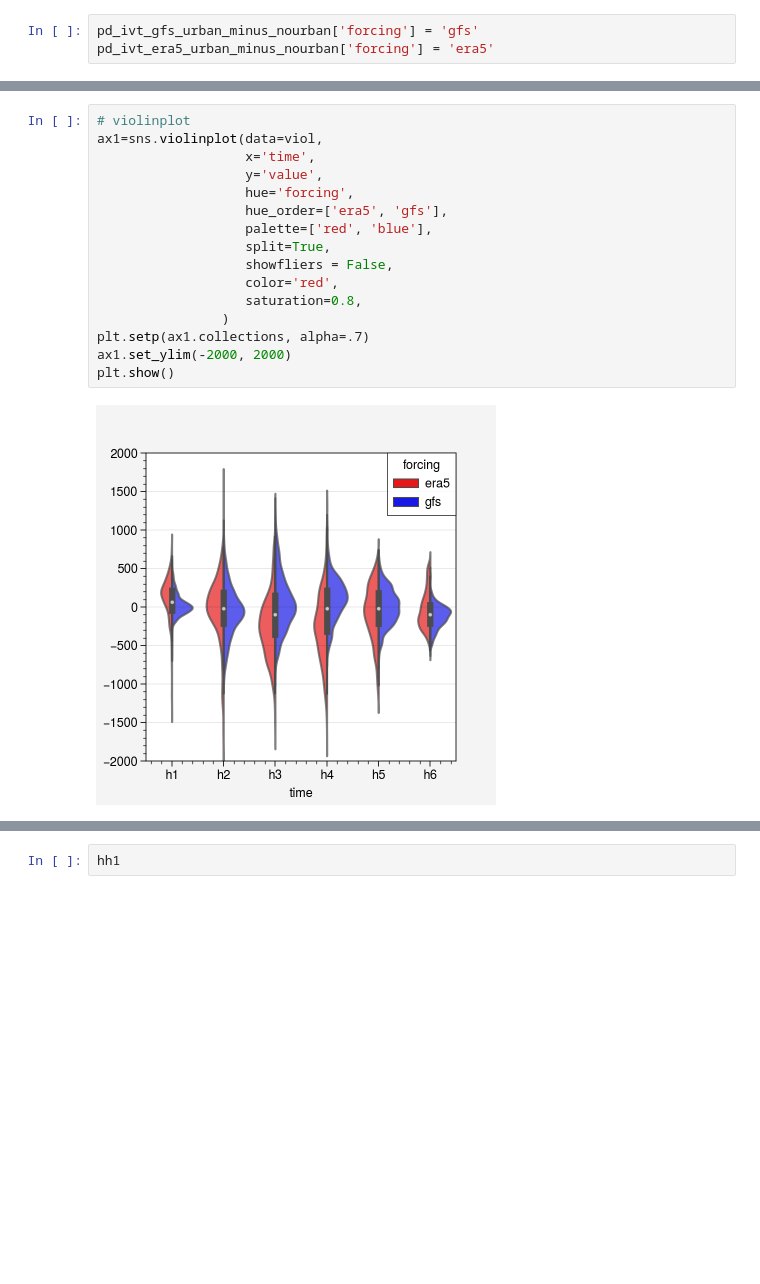
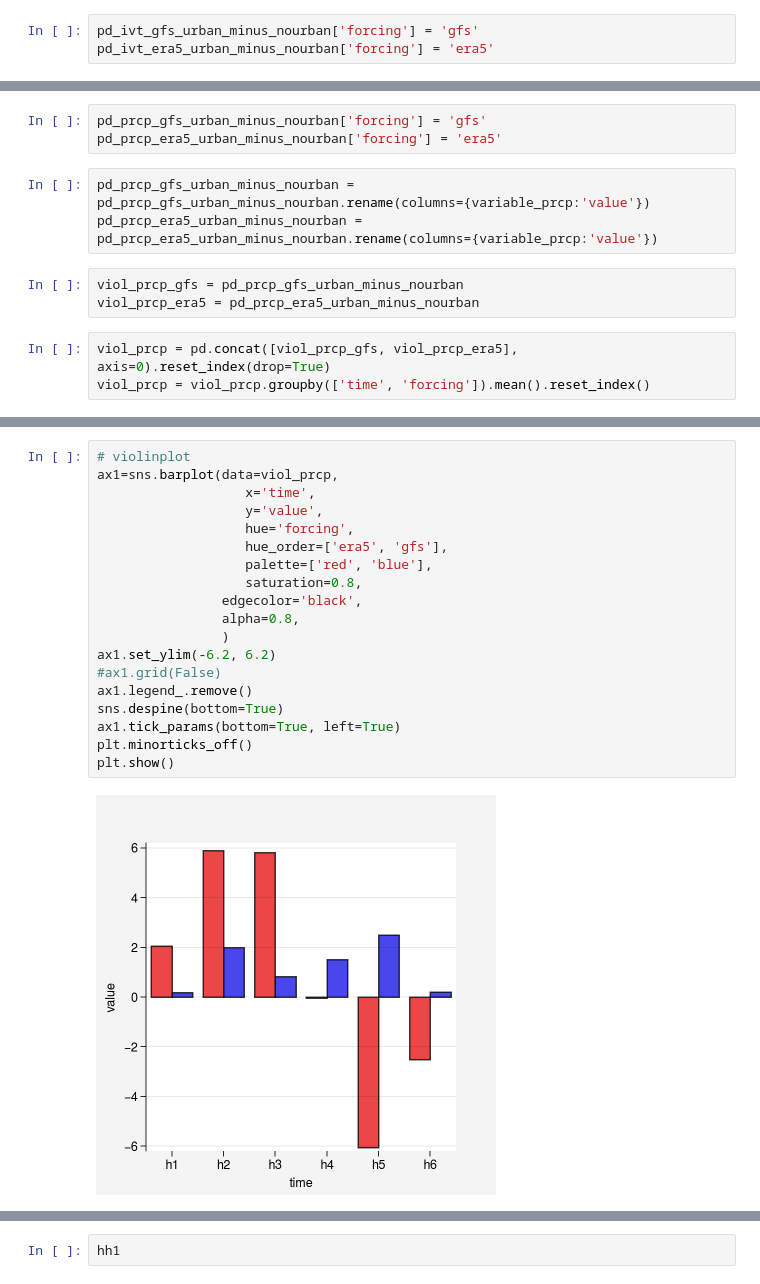
Before and after one commit to donmezkutay/Urban-Precipitation-Article-Istanbul, a Jupyter notebook: combined_IVT_difference_urban_borders.ipynb, the cells around one changed output, grey strips where cells are left out. Saved outputs shown, nothing was run; the diff lists cells and outputs as text; blank space fills up the shorter version.

Commit message:
#update ivt border diff graphic

```diff
--- a/combined_IVT_difference_urban_borders.ipynb
+++ b/combined_IVT_difference_urban_borders.ipynb
@@ -182,0 +222,12 @@ viol = pd.concat([viol_gfs, viol_era5], axis=0).reset_index(drop=True)
+# %%
+pd_prcp_gfs_urban_minus_nourban['forcing'] = 'gfs'
+pd_prcp_era5_urban_minus_nourban['forcing'] = 'era5'
+# %%
+pd_prcp_gfs_urban_minus_nourban = pd_prcp_gfs_urban_minus_nourban.rename(columns={variable_prcp:'value'})
+pd_prcp_era5_urban_minus_nourban = pd_prcp_era5_urban_minus_nourban.rename(columns={variable_prcp:'value'})
+# %%
+viol_prcp_gfs = pd_prcp_gfs_urban_minus_nourban
+viol_prcp_era5 = pd_prcp_era5_urban_minus_nourban
+# %%
+viol_prcp = pd.concat([viol_prcp_gfs, viol_prcp_era5], axis=0).reset_index(drop=True)
+viol_prcp = viol_prcp.groupby(['time', 'forcing']).mean().reset_index()
@@ -183,18 +318,21 @@ viol = pd.concat([viol_gfs, viol_era5], axis=0).reset_index(drop=True)
 # %%
 # violinplot
-ax1=sns.violinplot(data=viol,
+ax1=sns.barplot(data=viol_prcp,
                    x='time',
                    y='value',
                    hue='forcing',
                    hue_order=['era5', 'gfs'],
                    palette=['red', 'blue'],
-                   split=True,
-                   showfliers = False,
-                   color='red',
                    saturation=0.8,
+                edgecolor='black',
+                alpha=0.8,
                 )
-plt.setp(ax1.collections, alpha=.7)
-ax1.set_ylim(-2000, 2000)
+ax1.set_ylim(-6.2, 6.2)
+#ax1.grid(False)
+ax1.legend_.remove()
+sns.despine(bottom=True)
+ax1.tick_params(bottom=True, left=True)
+plt.minorticks_off()
 plt.show()
 # %% [output]
-[figure, old version]
+[figure, new version]
```
Also changed, not shown: parts of 47 cells of this notebook, 3 other files.
